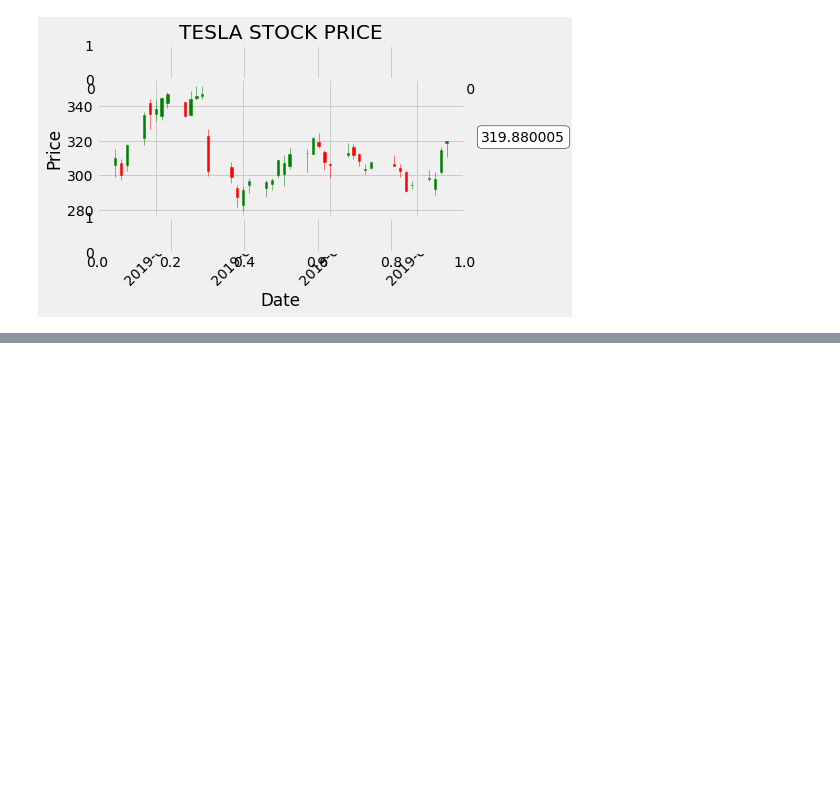
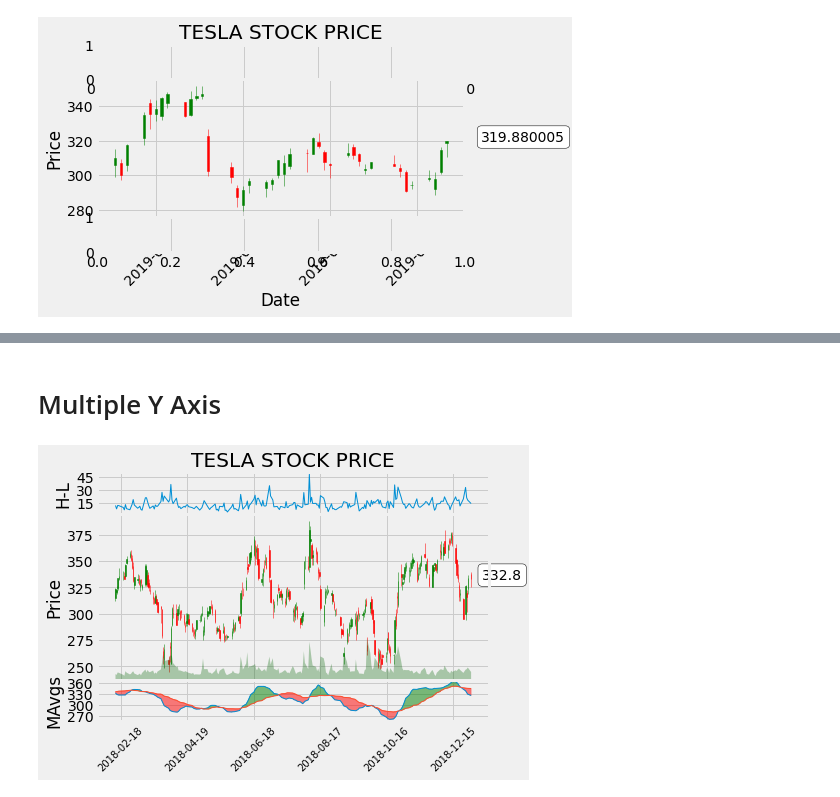
Before and after one commit to hasanarcas/Random-ML-DL-, a Jupyter notebook: Matplotlib-Course/charts.ipynb, the cells around one changed output, grey strips where cells are left out. Saved outputs shown, nothing was run; the diff lists cells and outputs as text; code cells hidden in the pictures; blank space fills up the shorter version.

```diff
--- a/Matplotlib-Course/charts.ipynb
+++ b/Matplotlib-Course/charts.ipynb
@@ -435,0 +641,80 @@ plt.show()
+# %% [markdown]
+# Multiple Y Axis
+# %%
+df = pd.read_csv('TSLA.csv')
+df['Date'] = pd.to_datetime(df['Date'])
+df = df[(df.Date > pd.to_datetime('2018-01-01')) & (df.Date < pd.to_datetime('2019-01-01'))]
+df.Date = mdates.date2num(df.Date)
+
+style.use('fivethirtyeight')
+
+MA1 = 10
+MA2 = 30
+
+def moving_average(values, window):
+    weights = np.repeat(1.0, window)/window
+    smas = np.convolve(values, weights, 'valid')
+    return smas
+
+def high_minus_low(highs, lows):
+    return highs-lows
+
+fig = plt.figure()
+ax1 = plt.subplot2grid((6,1), (0,0), rowspan=1, colspan=1)
+plt.title('TESLA STOCK PRICE')
+plt.ylabel('H-L')
+
+ax2 = plt.subplot2grid((6,1), (1,0), rowspan=4, colspan=1, sharex=ax1)
+plt.ylabel('Price')
+ax2v = ax2.twinx()
+
+ax3 = plt.subplot2grid((6,1), (5,0), rowspan=1, colspan=1,sharex=ax1)
+plt.ylabel('MAvgs')
+
+ma1 = moving_average(df.Close, MA1)
+ma2 = moving_average(df.Close, MA2)
+start = len(df.Date.iloc[MA2-1:])
+h_l = list(map(high_minus_low, df.High, df.Low))
+
+ax1.plot(df.Date.iloc[-start:], h_l[-start:], "-", linewidth=1)
+ax1.yaxis.set_major_locator(mticker.MaxNLocator(nbins=4, prune='lower'))
+
+candlestick_ohlc(ax2, df.values[-start:], width=0.4, colorup='g', colordown='r')
+ax2.xaxis.set_major_formatter(mdates.DateFormatter('%Y-%m-%d'))
+ax2.xaxis.set_major_locator(mticker.MaxNLocator(6))
+ax2.yaxis.set_major_locator(mticker.MaxNLocator(nbins=7, prune='upper'))
+bbox_props = dict(boxstyle='round', fc='w', ec='k')
+ax2.annotate(str(round(df.Close.iloc[-1], 2)), (df.Date.iloc[-1], df.Close.iloc[-1]),
+             xytext=(df.Date.iloc[-1]+10, df.Close.iloc[-1]),
+             bbox=bbox_props)
+
+ax2v.fill_between(df.Date.iloc[-start:],0, df.Volume[-start:], facecolor='darkgreen', alpha=0.3)
+ax2v.axes.yaxis.set_ticklabels([])
+ax2v.grid(False)
+ax2v.set_ylim(0, 4*df.Volume.max())
+
+ax3.plot(df.Date.iloc[-start:], ma1[-start:], linewidth=1)
+ax3.plot(df.Date.iloc[-start:], ma2[-start:], linewidth=1)
+ax3.fill_between(df.Date.iloc[-start:], ma2[-start:], ma1[-start:],
+                 where=(ma1[-start:]<ma2[-start:]),
+                 facecolor='r', edgecolor='r', alpha=0.5)
+ax3.fill_between(df.Date.iloc[-start:], ma2[-start:], ma1[-start:],
+                 where=(ma1[-start:]>ma2[-start:]),
+                 facecolor='g', edgecolor='g', alpha=0.5)
+ax3.xaxis.set_major_formatter(mdates.DateFormatter('%Y-%m-%d'))
+ax3.xaxis.set_major_locator(mticker.MaxNLocator(6))
+ax3.yaxis.set_major_locator(mticker.MaxNLocator(nbins=4, prune='upper'))
+for label in ax3.xaxis.get_ticklabels():
+    label.set_rotation(45)
+    label.set_fontsize(10)
+
+
+plt.setp(ax1.get_xticklabels(), visible=False)
+plt.setp(ax2.get_xticklabels(), visible=False)
+
+
+
+plt.subplots_adjust(left=0.09, bottom=0.18, right=0.94, top=0.9, wspace=0.2, hspace=0)
+plt.show()
+# %% [output]
+[figure, added]
```
Also changed, not shown: parts of 10 cells of this notebook.
